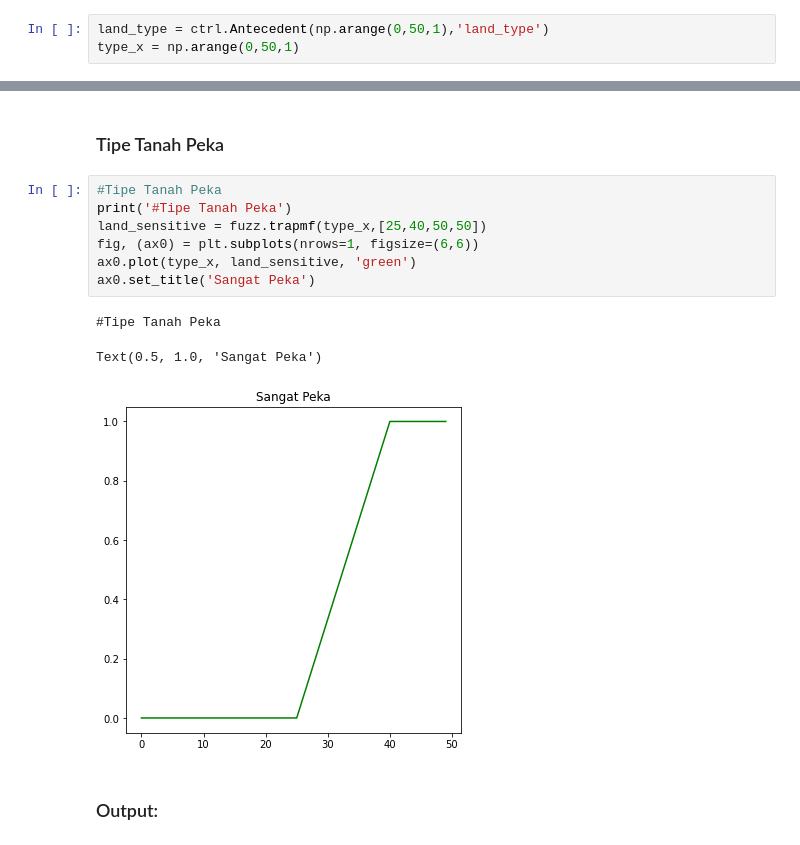
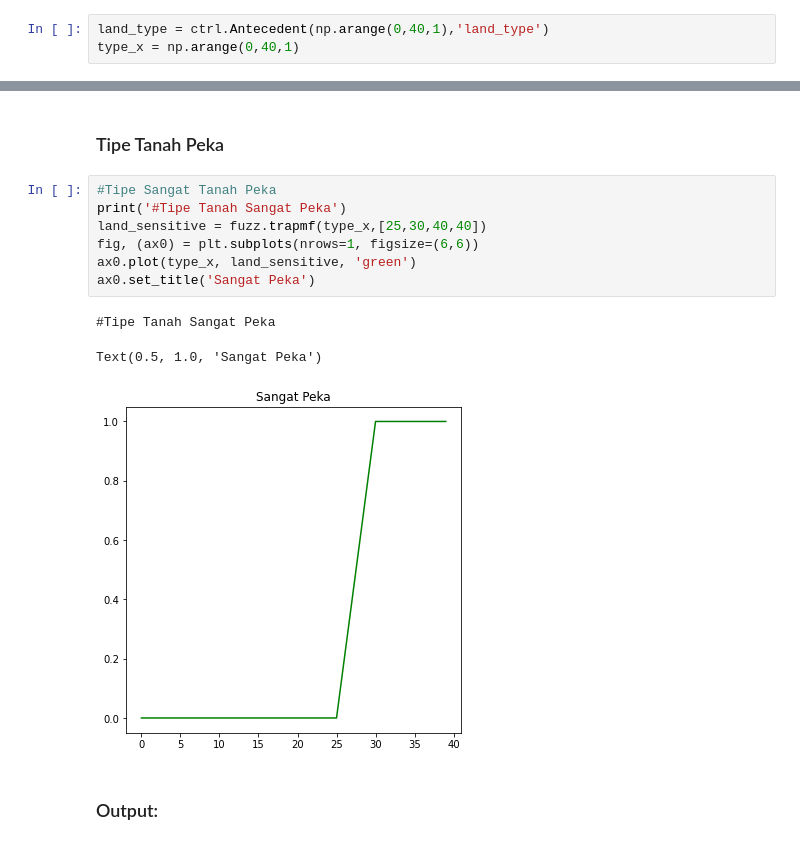
Before and after one commit to Bariq09/Penentuan-Kerawana-Longsor, a Jupyter notebook: proyek AI.ipynb, the cells around one changed output, grey strips where cells are left out. Drawn from its saved outputs; the diff is of its cells as text.

```diff
--- a/proyek AI.ipynb
+++ b/proyek AI.ipynb
@@ -453,6 +458,6 @@ Peka < 40
 # %%
-land_type = ctrl.Antecedent(np.arange(0,50,1),'land_type')
-type_x = np.arange(0,50,1)
+land_type = ctrl.Antecedent(np.arange(0,40,1),'land_type')
+type_x = np.arange(0,40,1)
 # %%
 land_type["Tidak Peka"] = fuzz.trapmf(land_type.universe,[0,0,5,10])
 land_type["Kurang Peka"] = fuzz.trimf(land_type.universe,[5,10,20])
@@ -501,16 +506,16 @@ Text(0.5, 1.0, 'Agak Peka')
 # %% [markdown]
 ### Tipe Tanah Peka
 # %%
-#Tipe Tanah Peka
-print('#Tipe Tanah Peka')
-land_sensitive = fuzz.trapmf(type_x,[25,40,50,50])
+#Tipe Sangat Tanah Peka
+print('#Tipe Tanah Sangat Peka')
+land_sensitive = fuzz.trapmf(type_x,[25,30,40,40])
 fig, (ax0) = plt.subplots(nrows=1, figsize=(6,6))
 ax0.plot(type_x, land_sensitive, 'green')
 ax0.set_title('Sangat Peka')
 # %% [output]
-#Tipe Tanah Peka
+#Tipe Tanah Sangat Peka
 Text(0.5, 1.0, 'Sangat Peka')
-[figure, old version]
+[figure, new version]
 # %% [markdown]
 ### Output:
 # %%
```
Also changed, not shown: parts of 44 cells of this notebook.
